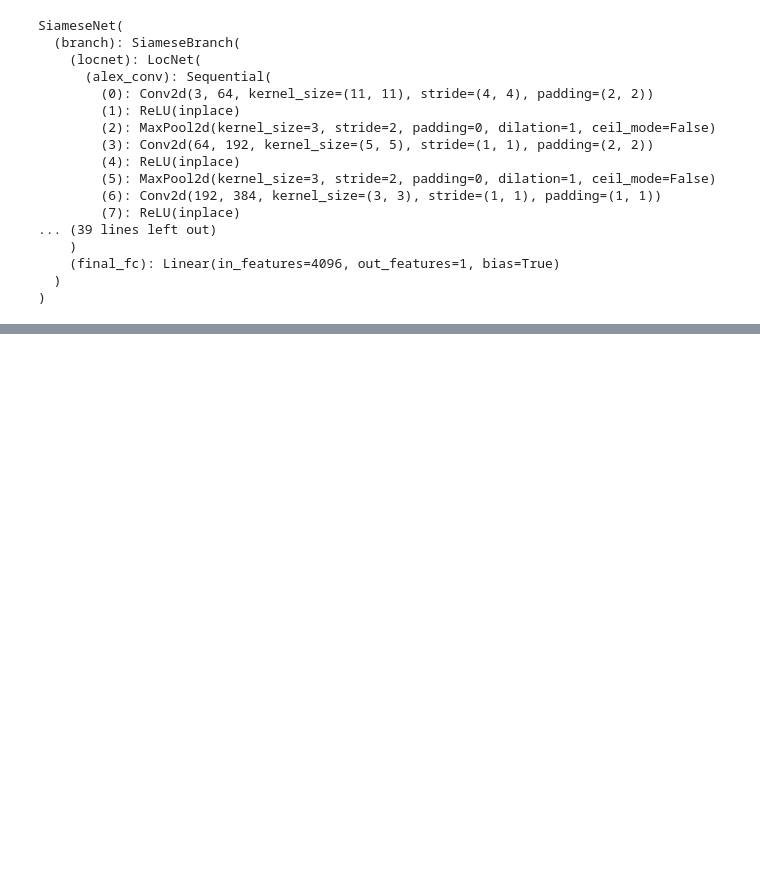
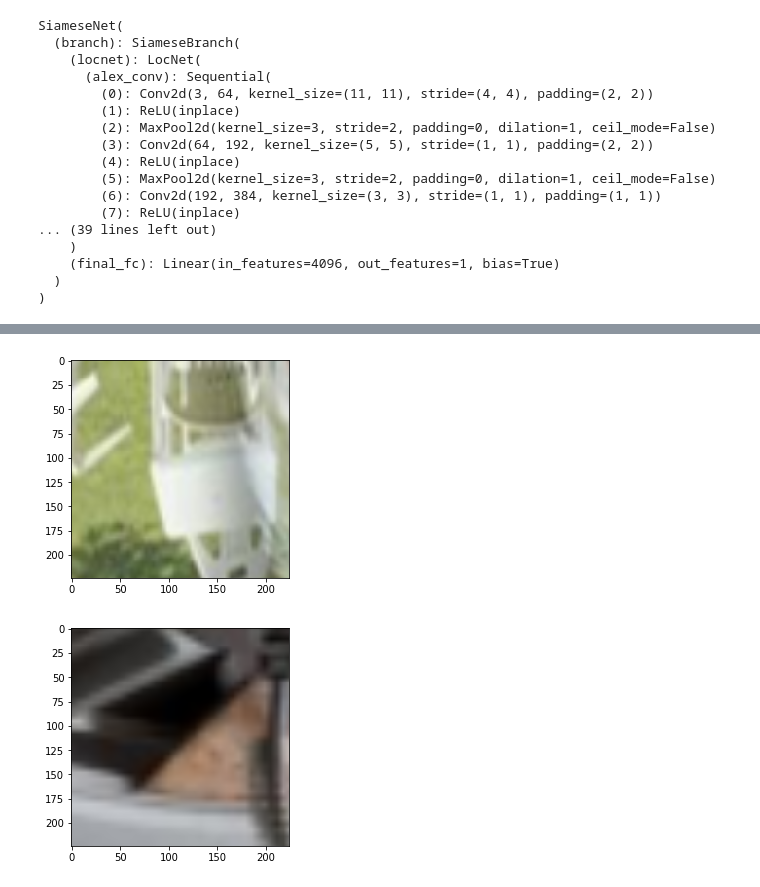
Before and after one commit to ShuoGH/Image-Virality, a Jupyter notebook: Preliminary Training.ipynb, the cells around one changed output, grey strips where cells are left out. Cells and saved outputs as stored; diff of their text form; code cells hidden in the pictures; blank space fills up the shorter version.

```diff
--- a/Preliminary Training.ipynb
+++ b/Preliminary Training.ipynb
@@ -148,0 +101,11 @@ KeyboardInterrupt:
+# %%
+class Net_Part(nn.Module):
+    def __init__(self):
+        super(Net_Part, self).__init__()
+        # get the locnet part of the pretrained model
+        self.STN=model.branch.locnet
+    def forward(self,x):
+        return self.STN(x)
+# %%
+model_part=Net_Part()
+model_part
@@ -148,0 +165,3 @@ KeyboardInterrupt:
+# %%
+output_1=model_part(test_batch_data[0])
+output_2=model_part(test_batch_data[1])
@@ -148,0 +186,8 @@ KeyboardInterrupt:
+# %%
+vis.show_img_in_notebook(output_1[5])
+vis.show_img_in_notebook(output_2[5])
+# by printing the intermediate value of the affine transformation,
+# the small image is due to the small value of s(the first element)
+# %% [output]
+[figure, added]
+[figure, added]
```
Also changed, not shown: parts of 33 cells of this notebook, 8 other files.
